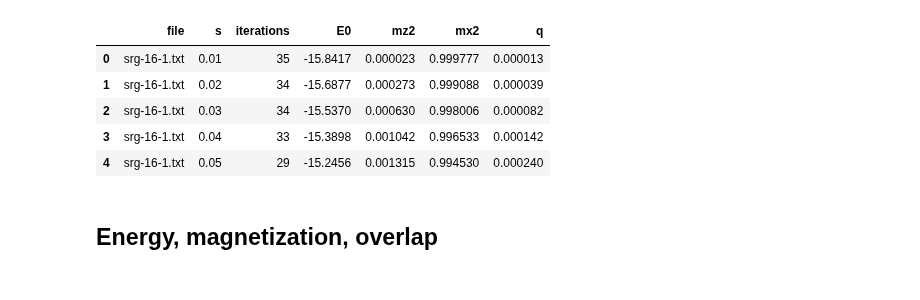
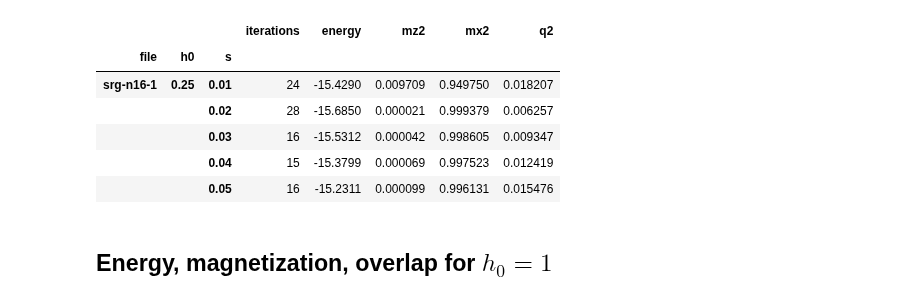
Before and after one commit to mcwitt/quantum-graph-isomorphism, a Jupyter notebook: analysis/analysis.ipynb, the cells around one changed output. Saved outputs shown, nothing was run; the diff lists cells and outputs as text; code cells hidden in the pictures.

```diff
--- a/analysis/analysis.ipynb
+++ b/analysis/analysis.ipynb
@@ -4,10 +3,0 @@ import itertools
-# %%
-raw = pandas.read_table('out', sep=' *', skipinitialspace=True)
-raw.head()
-# %% [output]
-|  | file | s | iterations | E0 | mz2 | mx2 | q |
-| 0 | srg-16-1.txt | 0.01 | 35 | -15.8417 | 0.000023 | 0.999777 | 0.000013 |
-| 1 | srg-16-1.txt | 0.02 | 34 | -15.6877 | 0.000273 | 0.999088 | 0.000039 |
-| 2 | srg-16-1.txt | 0.03 | 34 | -15.5370 | 0.000630 | 0.998006 | 0.000082 |
-| 3 | srg-16-1.txt | 0.04 | 33 | -15.3898 | 0.001042 | 0.996533 | 0.000142 |
-| 4 | srg-16-1.txt | 0.05 | 29 | -15.2456 | 0.001315 | 0.994530 | 0.000240 |
@@ -17,3 +4,15 @@ df = raw.pivot('s', 'file')
+# %%
+df = pandas.read_table('out', sep=' *', index_col=['file', 'h0', 's'])
+graphs = df.index.get_level_values('file').unique()
+df.head()
+# %% [output]
+|  |  |  | iterations | energy | mz2 | mx2 | q2 |
+| file | h0 | s |  |  |  |  |  |
+| srg-n16-1 | 0.25 | 0.01 | 24 | -15.4290 | 0.009709 | 0.949750 | 0.018207 |
+|  |  | 0.02 | 28 | -15.6850 | 0.000021 | 0.999379 | 0.006257 |
+|  |  | 0.03 | 16 | -15.5312 | 0.000042 | 0.998605 | 0.009347 |
+|  |  | 0.04 | 15 | -15.3799 | 0.000069 | 0.997523 | 0.012419 |
+|  |  | 0.05 | 16 | -15.2311 | 0.000099 | 0.996131 | 0.015476 |
 # %% [markdown]
-## Energy, magnetization, overlap
+## Energy, magnetization, overlap for $h_0=1$
 # %% [markdown]
```
Also changed, not shown: parts of 11 cells of this notebook.
